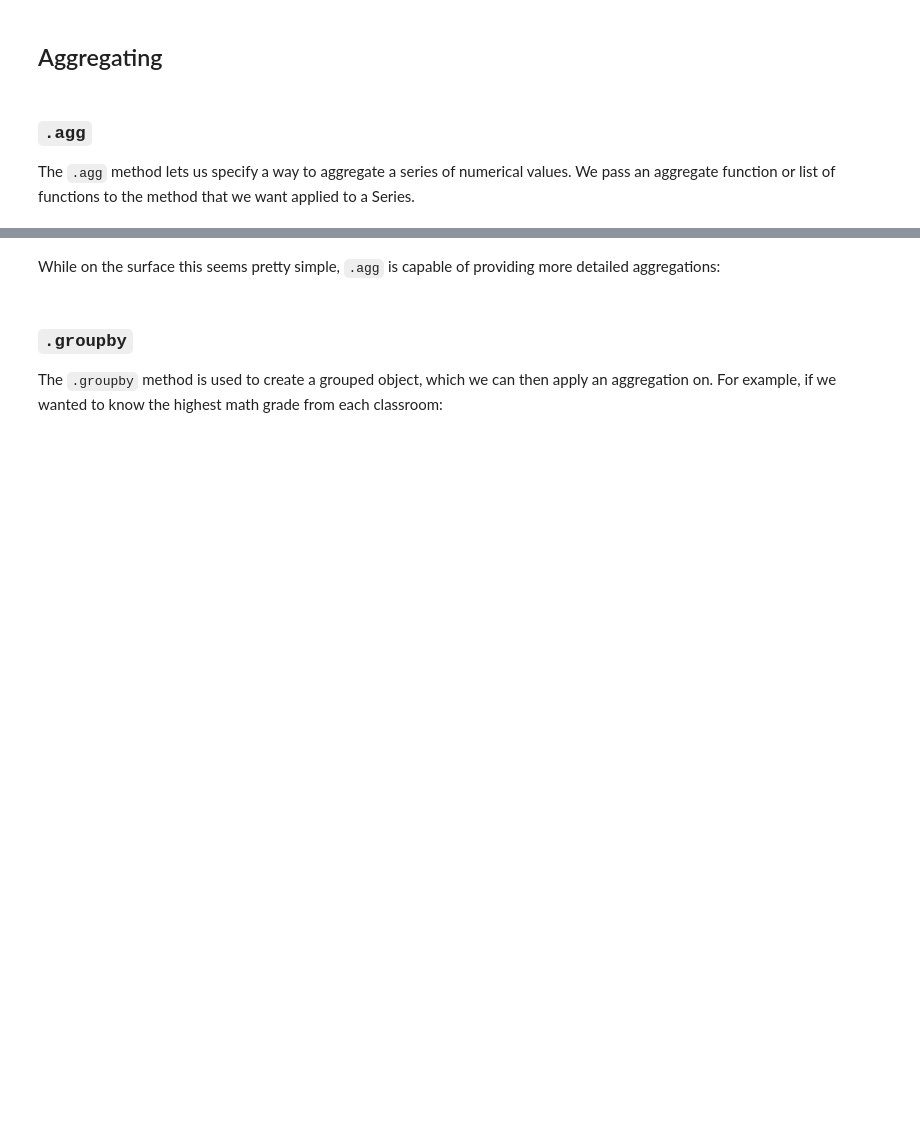
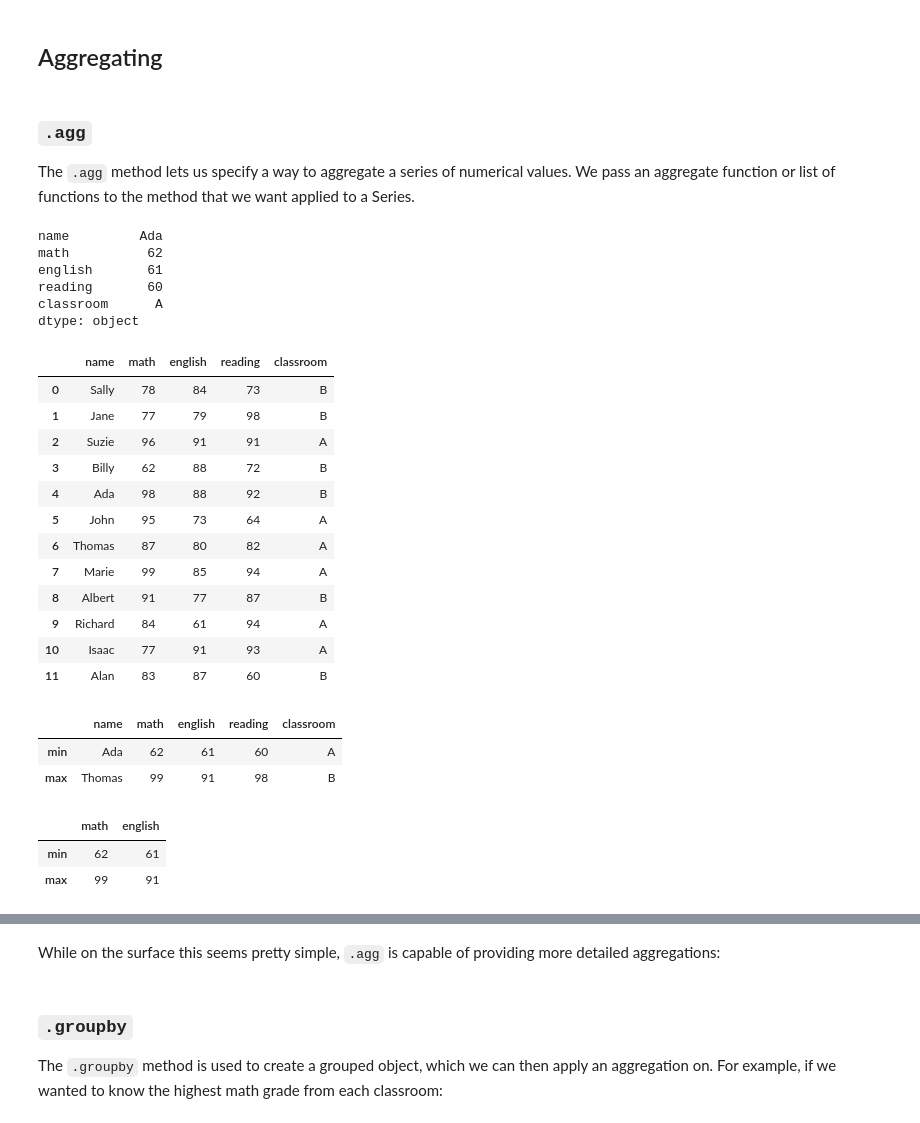
Before and after one commit to CodeupClassroom/innis-ds-libraries, a Jupyter notebook: adv_df_2.ipynb, the cells around one changed output, grey strips where cells are left out. Cells and saved outputs as stored; diff of their text form; code cells hidden in the pictures; blank space fills up the shorter version.

```diff
--- a/adv_df_2.ipynb
+++ b/adv_df_2.ipynb
@@ -80,7 +241,43 @@ Here we select the first 3 rows (everything up to but not including the index of
 ### `.agg`
 
 The `.agg` method lets us specify a way to aggregate a series of numerical values. We pass an aggregate function or list of functions to the method that we want applied to a Series.
+# %%
+df.agg('min')
+# %% [output]
+name         Ada
+math          62
+english       61
+reading       60
+classroom      A
+dtype: object
+# %%
+df
+# %% [output]
+|  | name | math | english | reading | classroom |
+| 0 | Sally | 78 | 84 | 73 | B |
+| 1 | Jane | 77 | 79 | 98 | B |
+| 2 | Suzie | 96 | 91 | 91 | A |
+| 3 | Billy | 62 | 88 | 72 | B |
+| 4 | Ada | 98 | 88 | 92 | B |
+| 5 | John | 95 | 73 | 64 | A |
+| 6 | Thomas | 87 | 80 | 82 | A |
+| 7 | Marie | 99 | 85 | 94 | A |
+| 8 | Albert | 91 | 77 | 87 | B |
+| 9 | Richard | 84 | 61 | 94 | A |
+| 10 | Isaac | 77 | 91 | 93 | A |
+| 11 | Alan | 83 | 87 | 60 | B |
+# %%
+df.agg(['min', 'max'])
+# %% [output]
+|  | name | math | english | reading | classroom |
+| min | Ada | 62 | 61 | 60 | A |
+| max | Thomas | 99 | 91 | 98 | B |
 # %%
 # I can use it on the entire df.
+df[['math', 'english']].agg(['min', 'max'])
+# %% [output]
+|  | math | english |
+| min | 62 | 61 |
+| max | 99 | 91 |
 # %%
 df.describe()
```
Also changed, not shown: parts of 55 cells of this notebook.
